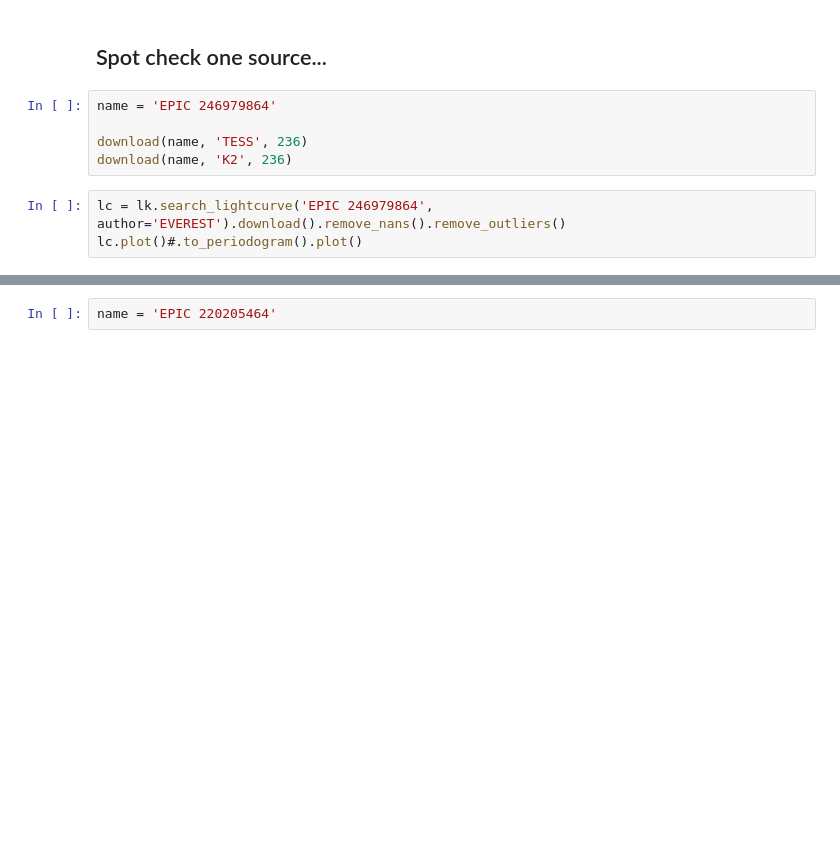
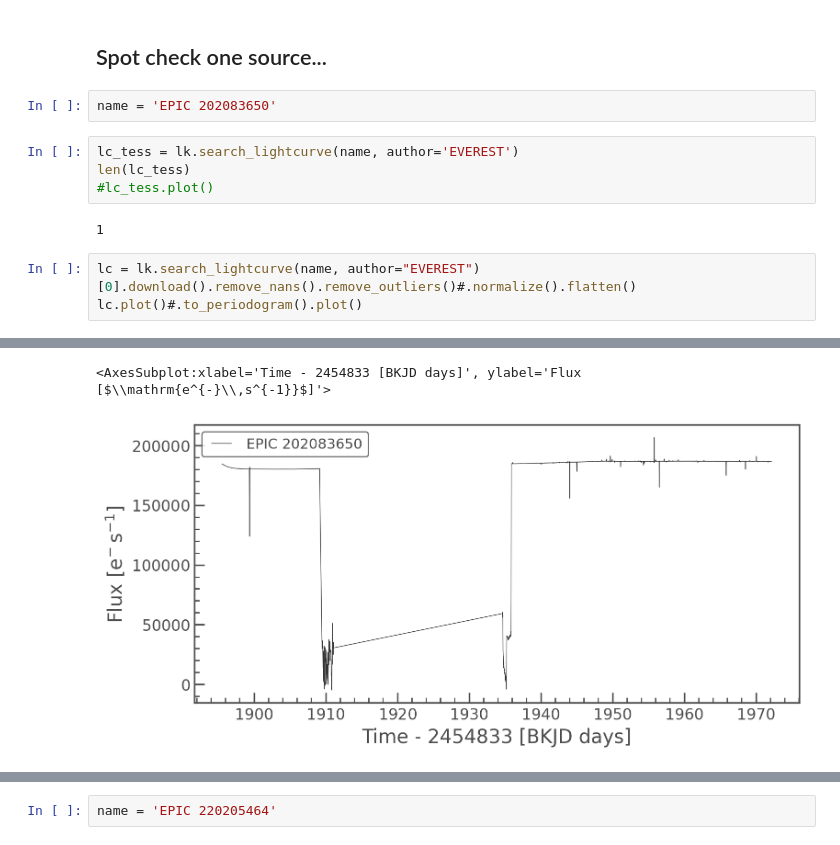
Before and after one commit to BrownDwarf/contracosta, a Jupyter notebook: notebooks/02_sample_selection/02_03_Pathfinder_sample.ipynb, the cells around one changed output, grey strips where cells are left out. Saved outputs shown, nothing was run; the diff lists cells and outputs as text; blank space fills up the shorter version.

```diff
--- a/notebooks/02_sample_selection/02_03_Pathfinder_sample.ipynb
+++ b/notebooks/02_sample_selection/02_03_Pathfinder_sample.ipynb
@@ -268,10 +274,14 @@ df_subset.to_csv('pathfinder_sample.csv', index=False)
 # %% [markdown]
 ## Spot check one source...
 # %%
-name = 'EPIC 246979864'
-
-download(name, 'TESS', 236)
-download(name, 'K2', 236)
+name = 'EPIC 202083650'
+# %%
+lc_tess = lk.search_lightcurve(name, author='EVEREST')
+len(lc_tess)
+#lc_tess.plot()
+# %% [output]
+1
 # %%
-lc = lk.search_lightcurve('EPIC 246979864', author='EVEREST').download().remove_nans().remove_outliers()
+lc = lk.search_lightcurve(name, author="EVEREST")[0].download().remove_nans().remove_outliers()#.normalize().flatten()
 lc.plot()#.to_periodogram().plot()
+# %% [output]
@@ -278,3 +291,5 @@ lc.plot()#.to_periodogram().plot()
+<AxesSubplot:xlabel='Time - 2454833 [BKJD days]', ylabel='Flux [$\\mathrm{e^{-}\\,s^{-1}}$]'>
+[figure, added]
 # %%
 pg = lc.to_periodogram()
 pg.plot()
```
Also changed, not shown: parts of 18 cells of this notebook, 3 other files.
